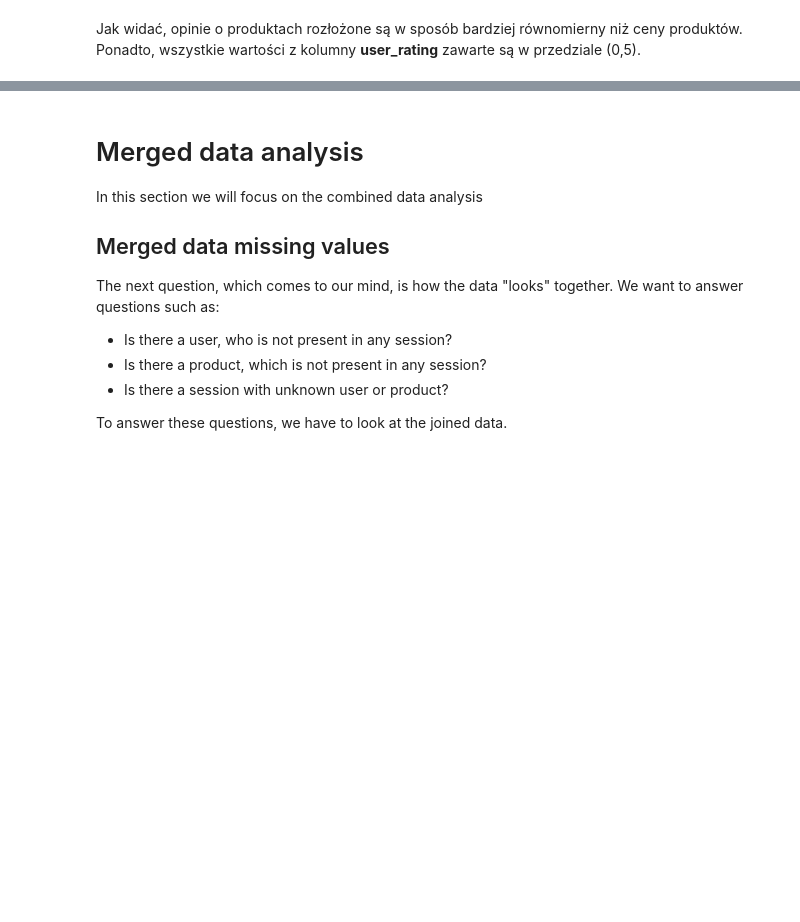
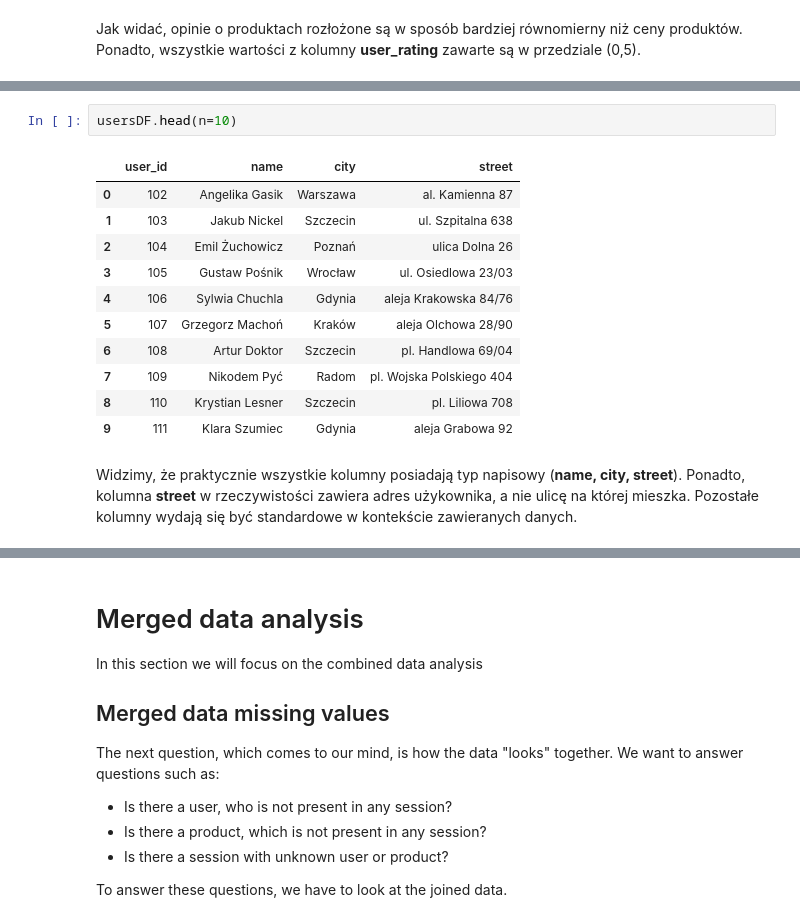
Before and after one commit to SwirtaB/IUM_Recommendation-system, a Jupyter notebook: notebooks/data_analysis.ipynb, the cells around one changed output, grey strips where cells are left out. Drawn from its saved outputs; the diff is of its cells as text; blank space fills up the shorter version.

```diff
--- a/notebooks/data_analysis.ipynb
+++ b/notebooks/data_analysis.ipynb
@@ -327,0 +288,16 @@ Jak widać, opinie o produktach rozłożone są w sposób bardziej równomierny
+# %%
+usersDF.head(n=10)
+# %% [output]
+|  | user_id | name | city | street |
+| 0 | 102 | Angelika Gasik | Warszawa | al. Kamienna 87 |
+| 1 | 103 | Jakub Nickel | Szczecin | ul. Szpitalna 638 |
+| 2 | 104 | Emil Żuchowicz | Poznań | ulica Dolna 26 |
+| 3 | 105 | Gustaw Pośnik | Wrocław | ul. Osiedlowa 23/03 |
+| 4 | 106 | Sylwia Chuchla | Gdynia | aleja Krakowska 84/76 |
+| 5 | 107 | Grzegorz Machoń | Kraków | aleja Olchowa 28/90 |
+| 6 | 108 | Artur Doktor | Szczecin | pl. Handlowa 69/04 |
+| 7 | 109 | Nikodem Pyć | Radom | pl. Wojska Polskiego 404 |
+| 8 | 110 | Krystian Lesner | Szczecin | pl. Liliowa 708 |
+| 9 | 111 | Klara Szumiec | Gdynia | aleja Grabowa 92 |
+# %% [markdown]
+Widzimy, że praktycznie wszystkie kolumny posiadają typ napisowy (**name, city, street**). Ponadto, kolumna **street** w rzeczywistości zawiera adres użykownika, a nie ulicę na której mieszka. Pozostałe kolumny wydają się być standardowe w kontekście zawieranych danych.
```
Also changed, not shown: parts of 24 cells of this notebook.
